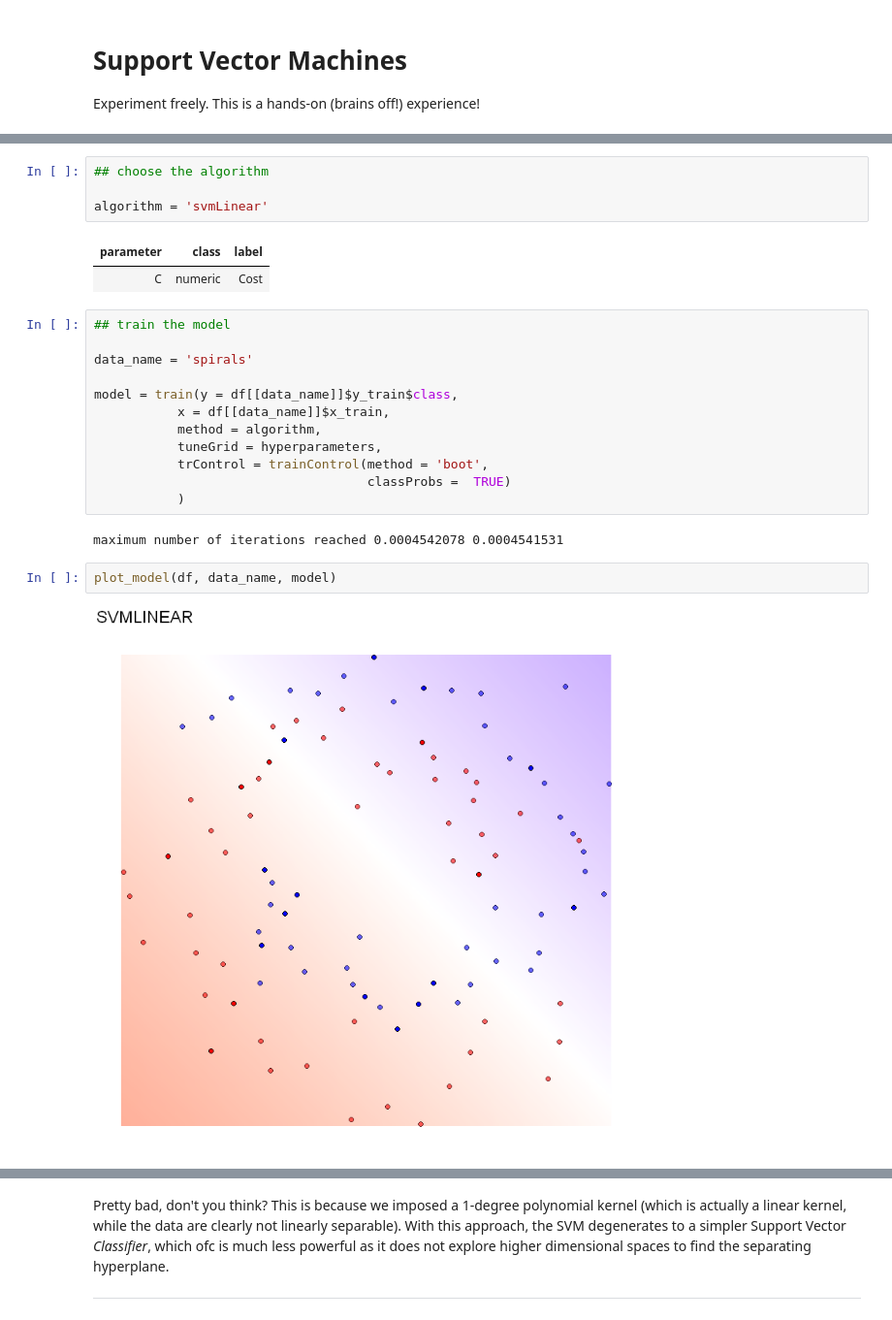
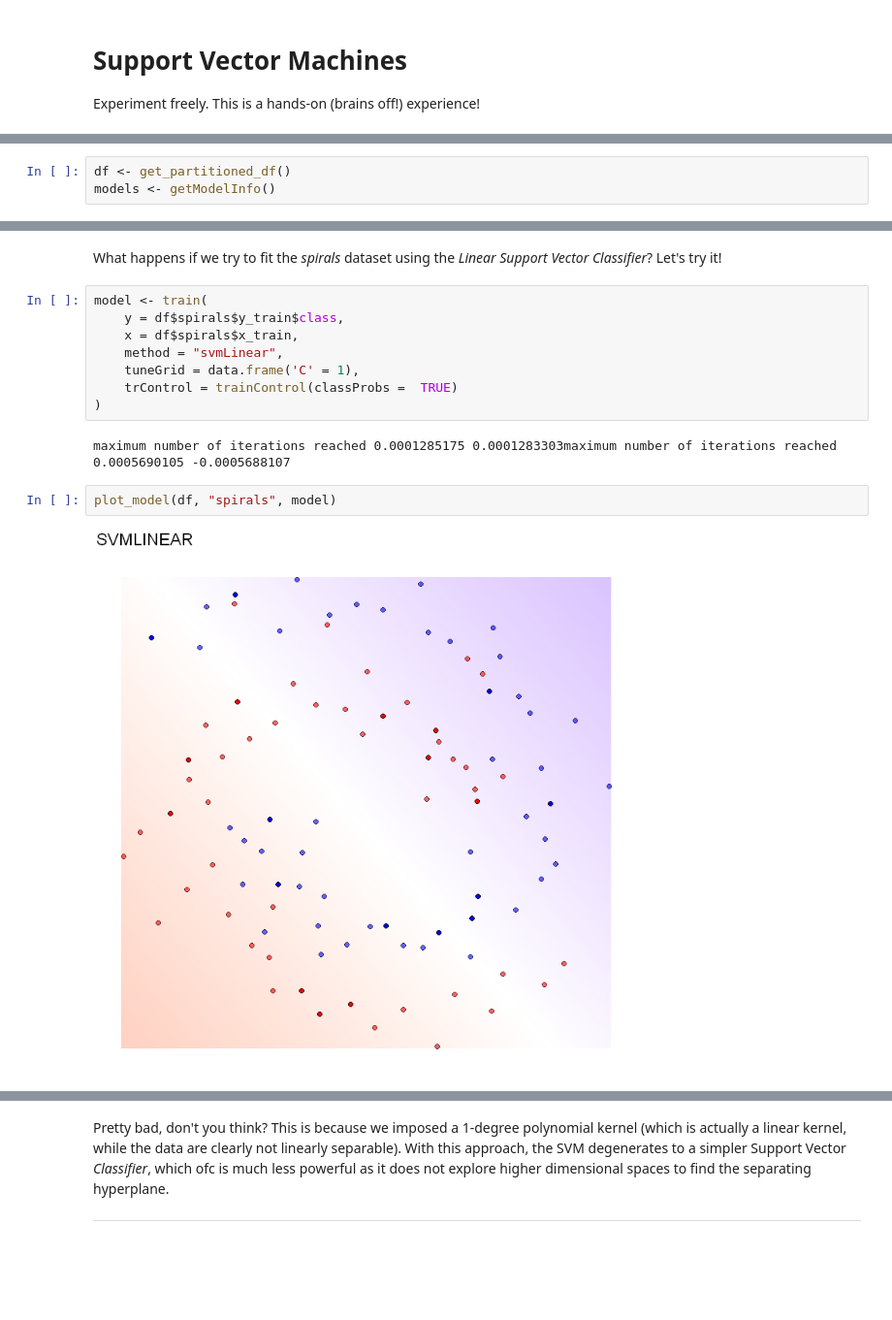
Before and after one commit to mmmlc/mlTeachings, a Jupyter notebook: 1_4_svm.ipynb, the cells around one changed output, grey strips where cells are left out. Shown at 97% size. Cells and saved outputs as stored; diff of their text form; blank space fills up the shorter version.

```diff
--- a/1_4_svm.ipynb
+++ b/1_4_svm.ipynb
@@ -100,0 +79,3 @@ model = train(y = df[[data_name]]$y_train$class,
+# %%
+df <- get_partitioned_df()
+models <- getModelInfo()
@@ -127,28 +133,19 @@ options(repr.plot.width=6, repr.plot.height=6)
-# %%
-## choose the algorithm
-
-algorithm = 'svmLinear'
-# %% [output]
-| parameter | class | label |
-| C | numeric | Cost |
+# %% [markdown]
+What happens if we try to fit the *spirals* dataset using the *Linear Support Vector Classifier*? Let's try it!
 # %%
-## train the model
-
-data_name = 'spirals'
-
-model = train(y = df[[data_name]]$y_train$class,
-           x = df[[data_name]]$x_train,
-           method = algorithm,
-           tuneGrid = hyperparameters,
-           trControl = trainControl(method = 'boot',
-                                    classProbs =  TRUE)
-           )
+model <- train(
+    y = df$spirals$y_train$class,
+    x = df$spirals$x_train,
+    method = "svmLinear",
+    tuneGrid = data.frame('C' = 1),
+    trControl = trainControl(classProbs =  TRUE)
+)
 # %% [output]
-maximum number of iterations reached 0.0004542078 0.0004541531
+maximum number of iterations reached 0.0001285175 0.0001283303maximum number of iterations reached 0.0005690105 -0.0005688107
 # %%
-plot_model(df, data_name, model)
+plot_model(df, "spirals", model)
 # %% [output]
-[figure, old version]
+[figure, new version]
 # %% [markdown]
 A pretty bad result dont'ya?
 
```
Also changed, not shown: parts of 40 cells of this notebook.
